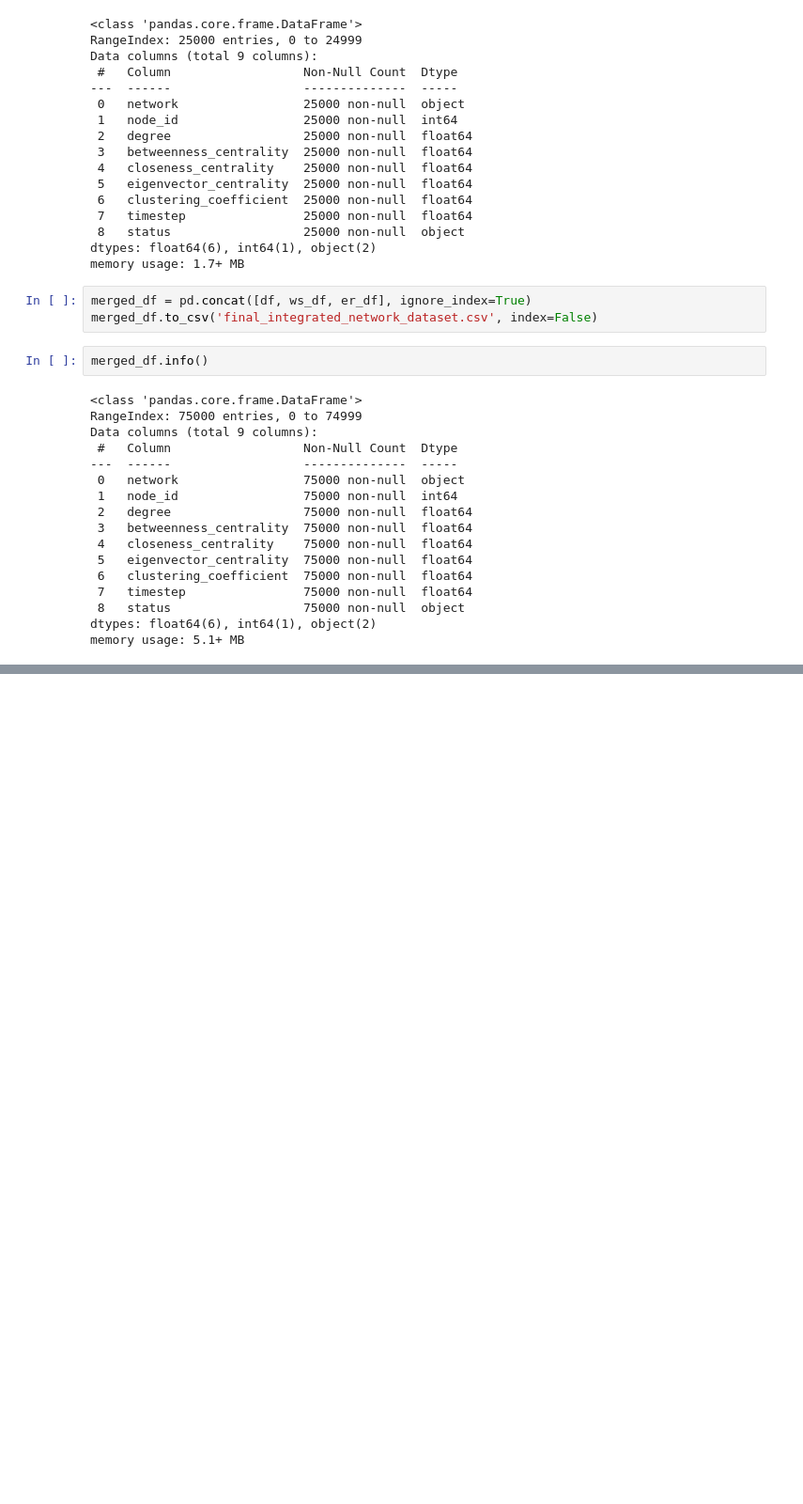
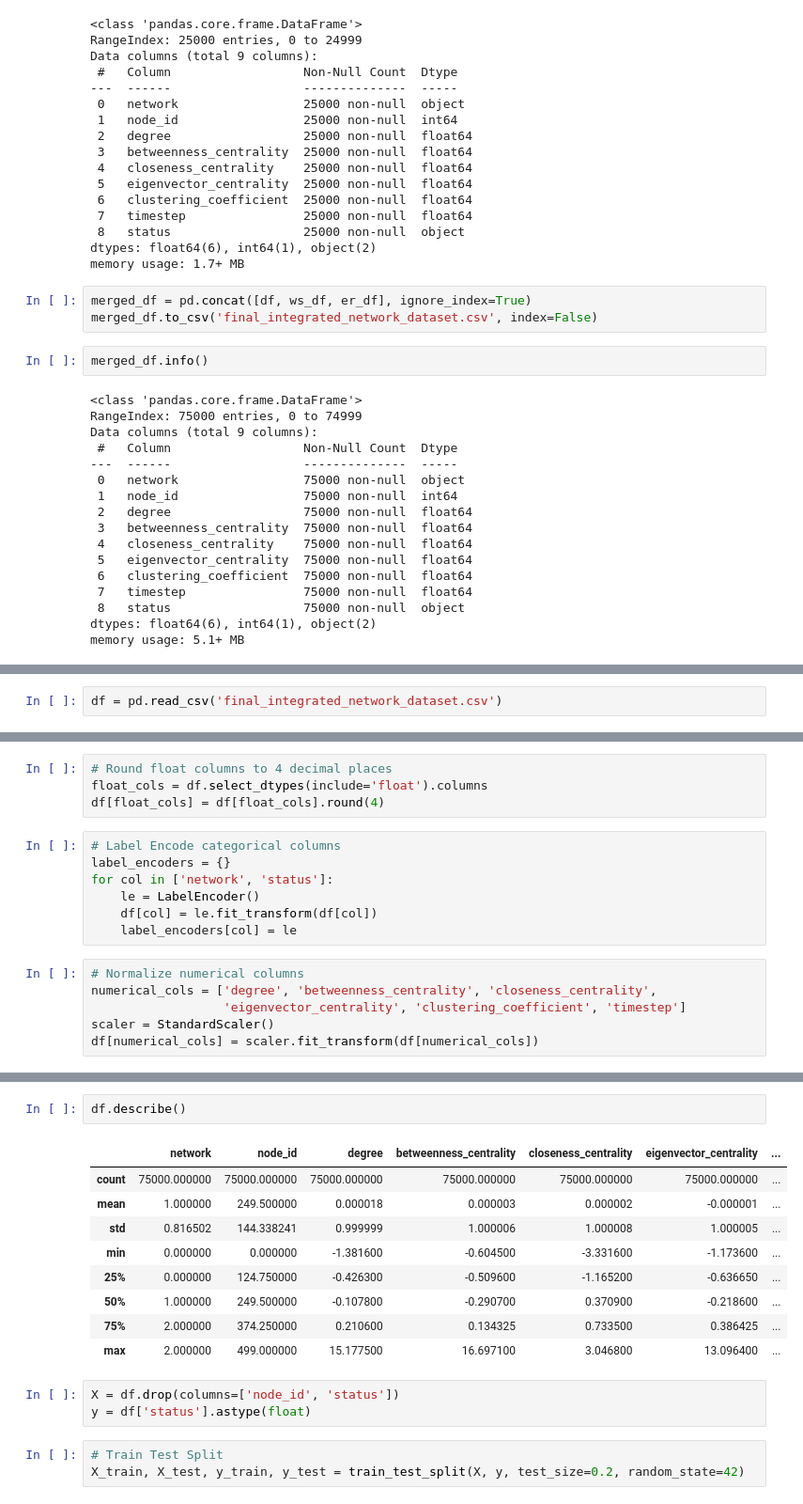
Before and after one commit to pxsa/complex-network-HW, a Jupyter notebook: HW3/code/dataset.ipynb, the cells around one changed output, grey strips where cells are left out. Shown at 94% size. Saved outputs shown, nothing was run; the diff lists cells and outputs as text; blank space fills up the shorter version.

```diff
--- a/HW3/code/dataset.ipynb
+++ b/HW3/code/dataset.ipynb
@@ -283,0 +291,2 @@ memory usage: 5.1+ MB
+# %%
+df = pd.read_csv('final_integrated_network_dataset.csv')
@@ -283,0 +302,17 @@ memory usage: 5.1+ MB
+# %%
+# Round float columns to 4 decimal places
+float_cols = df.select_dtypes(include='float').columns
+df[float_cols] = df[float_cols].round(4)
+# %%
+# Label Encode categorical columns
+label_encoders = {}
+for col in ['network', 'status']:
+    le = LabelEncoder()
+    df[col] = le.fit_transform(df[col])
+    label_encoders[col] = le
+# %%
+# Normalize numerical columns
+numerical_cols = ['degree', 'betweenness_centrality', 'closeness_centrality',
+                  'eigenvector_centrality', 'clustering_coefficient', 'timestep']
+scaler = StandardScaler()
+df[numerical_cols] = scaler.fit_transform(df[numerical_cols])
@@ -283,0 +328,18 @@ memory usage: 5.1+ MB
+# %%
+df.describe()
+# %% [output]
+|  | network | node_id | degree | betweenness_centrality | closeness_centrality | eigenvector_centrality | ... |
+| count | 75000.000000 | 75000.000000 | 75000.000000 | 75000.000000 | 75000.000000 | 75000.000000 | ... |
+| mean | 1.000000 | 249.500000 | 0.000018 | 0.000003 | 0.000002 | -0.000001 | ... |
+| std | 0.816502 | 144.338241 | 0.999999 | 1.000006 | 1.000008 | 1.000005 | ... |
+| min | 0.000000 | 0.000000 | -1.381600 | -0.604500 | -3.331600 | -1.173600 | ... |
+| 25% | 0.000000 | 124.750000 | -0.426300 | -0.509600 | -1.165200 | -0.636650 | ... |
+| 50% | 1.000000 | 249.500000 | -0.107800 | -0.290700 | 0.370900 | -0.218600 | ... |
+| 75% | 2.000000 | 374.250000 | 0.210600 | 0.134325 | 0.733500 | 0.386425 | ... |
+| max | 2.000000 | 499.000000 | 15.177500 | 16.697100 | 3.046800 | 13.096400 | ... |
+# %%
+X = df.drop(columns=['node_id', 'status'])
+y = df['status'].astype(float)
+# %%
+# Train Test Split
+X_train, X_test, y_train, y_test = train_test_split(X, y, test_size=0.2, random_state=42)
```
Also changed, not shown: parts of 22 cells of this notebook, 2 other files.
